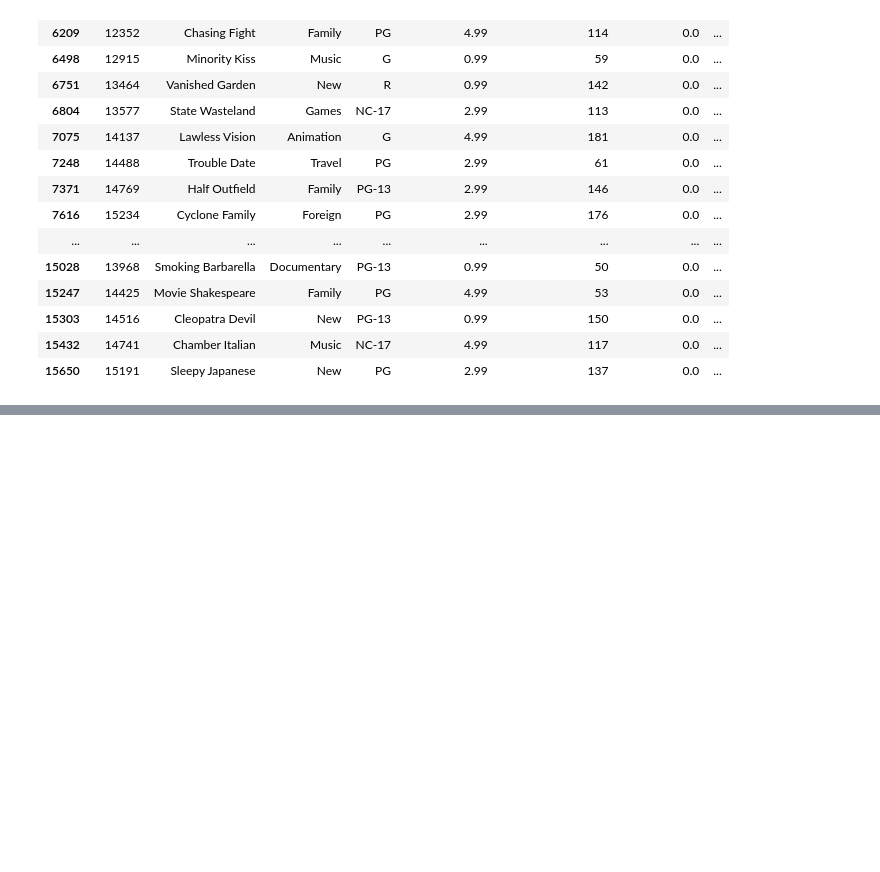
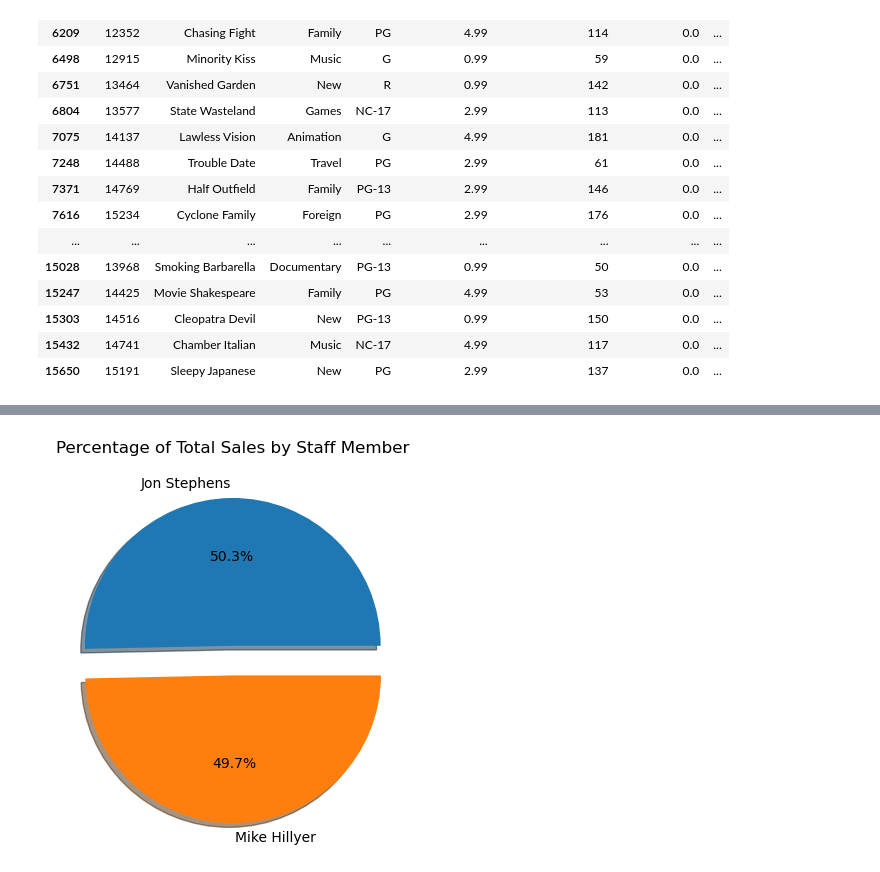
Before and after one commit to cvonholtz/Sakila_Movie_Rental_Data_Analysis, a Jupyter notebook: Movie_Rental_Data_Analysis_Project_#2.ipynb, the cells around one changed output, grey strips where cells are left out. Saved outputs shown, nothing was run; the diff lists cells and outputs as text; code cells hidden in the pictures; blank space fills up the shorter version.

```diff
--- a/Movie_Rental_Data_Analysis_Project_#2.ipynb
+++ b/Movie_Rental_Data_Analysis_Project_#2.ipynb
@@ -333,3 +369,11 @@ movie_rentals_2.loc[(movie_rentals_2['rental_performance'] == 'Below Rental Rate
+# %%
+#Piechart of total rental sales by staff member
+explode = (0,0.2)
+plt.pie(staff_groupby_2.total_rental_sales, labels = staff_groupby_2.staff_name, shadow = True, explode = explode, autopct='%1.1f%%')
+plt.title('Percentage of Total Sales by Staff Member')
+plt.show()
+# %% [output]
+[figure, added]
 # %%
 #sending movie_rentals_2 df to csv --> Tableau
 movie_rentals_2.to_csv('movie_rentals.csv')
```
Also changed, not shown: parts of 6 cells of this notebook.
